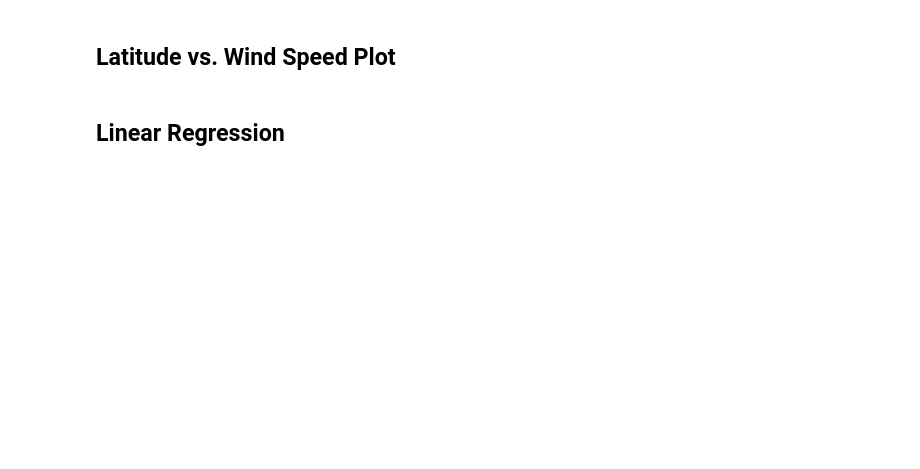
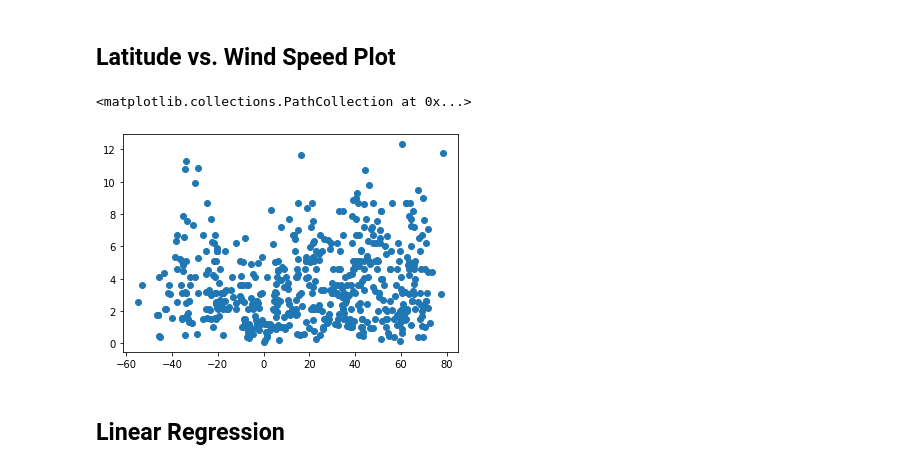
Before and after one commit to jleibfried/python-api-challenge, a Jupyter notebook: WeatherPy/WeatherPy.ipynb, the cells around one changed output. Cells and saved outputs as stored; diff of their text form; code cells hidden in the pictures; blank space fills up the shorter version.

```diff
--- a/WeatherPy/WeatherPy.ipynb
+++ b/WeatherPy/WeatherPy.ipynb
@@ -164,5 +228,10 @@ Skip this step if there are no cities that have humidity > 100%.
 # %% [markdown]
 ## Latitude vs. Wind Speed Plot
+# %%
+plt.scatter(notTooHumid.Latitude, notTooHumid["Wind Speed"])
+# %% [output]
+<matplotlib.collections.PathCollection at 0x...>
+[figure, added]
 # %% [markdown]
 ## Linear Regression
 # %%
```
Also changed, not shown: parts of 19 cells of this notebook.
